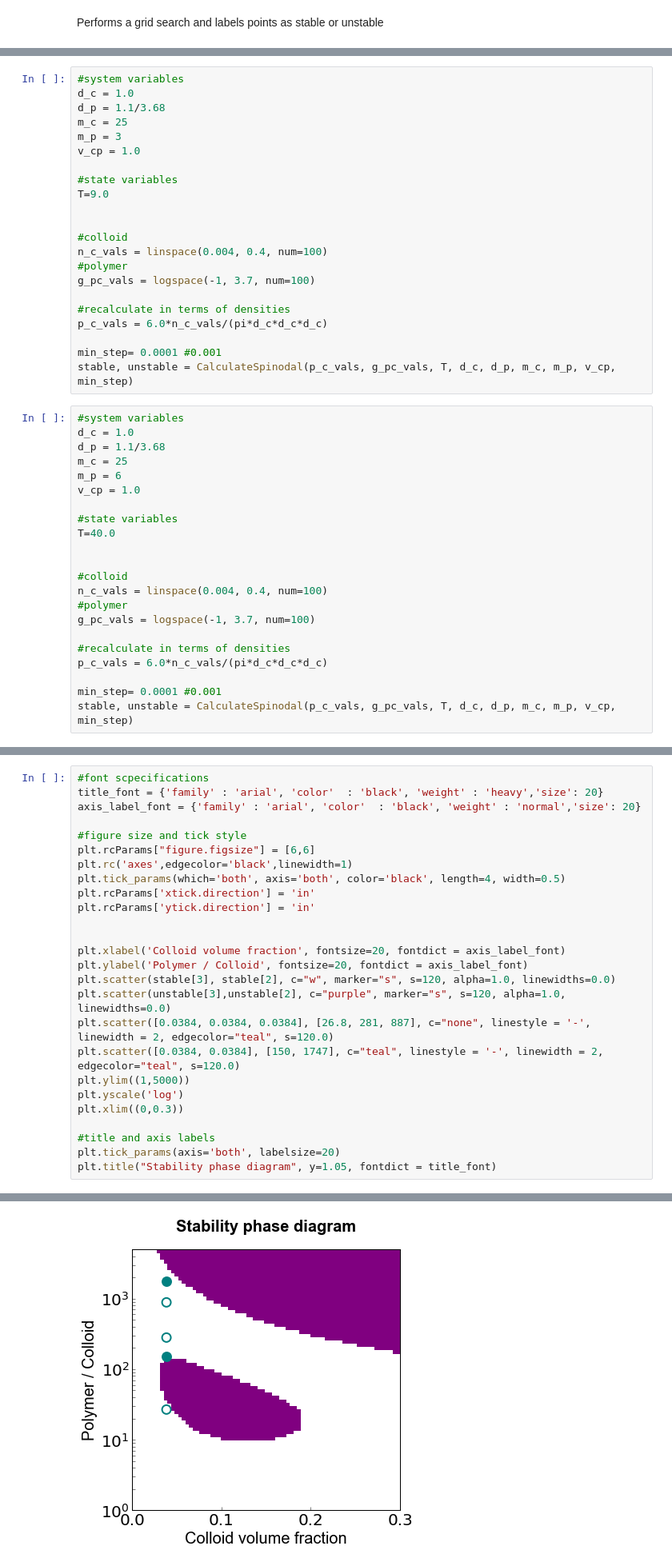
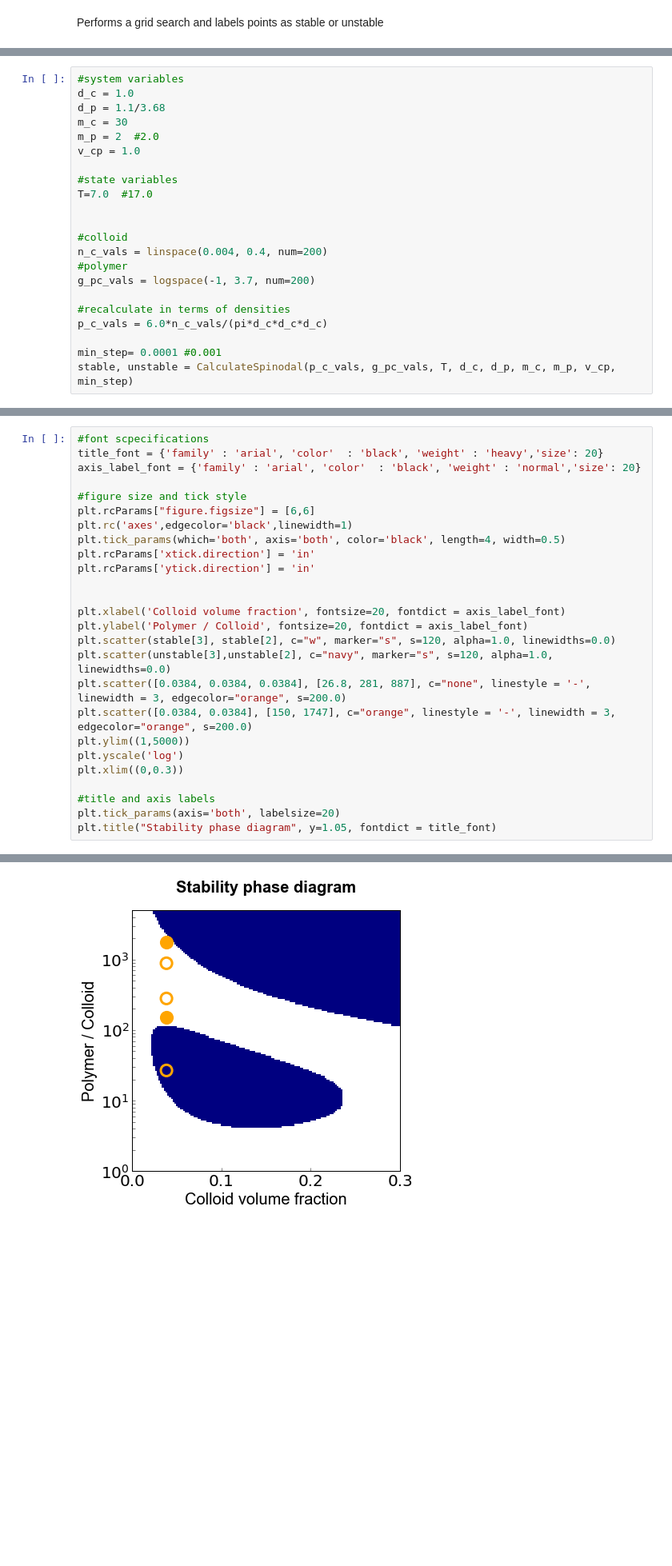
Before and after one commit to rjadrich/depletion_werthiem, a Jupyter notebook: depletion_wertheim.ipynb, the cells around one changed output, grey strips where cells are left out. Shown at 80% size. Cells and saved outputs as stored; diff of their text form; blank space fills up the shorter version.

```diff
--- a/depletion_wertheim.ipynb
+++ b/depletion_wertheim.ipynb
@@ -232,43 +234,21 @@ stable, unstable = CalculateSpinodal(p_c_vals, g_pc_vals, T, d_c, d_p, m_c, m_p,
 #system variables
 d_c = 1.0
 d_p = 1.1/3.68
-m_c = 25
-m_p = 3
+m_c = 30
+m_p = 2  #2.0
 v_cp = 1.0
 
 #state variables
-T=9.0
+T=7.0  #17.0
 
 
 #colloid
-n_c_vals = linspace(0.004, 0.4, num=100)
+n_c_vals = linspace(0.004, 0.4, num=200)
 #polymer
-g_pc_vals = logspace(-1, 3.7, num=100)
+g_pc_vals = logspace(-1, 3.7, num=200)
 
 #recalculate in terms of densities
 p_c_vals = 6.0*n_c_vals/(pi*d_c*d_c*d_c)
 
 min_step= 0.0001 #0.001
 stable, unstable = CalculateSpinodal(p_c_vals, g_pc_vals, T, d_c, d_p, m_c, m_p, v_cp, min_step)
-# %%
-#system variables
-d_c = 1.0
-d_p = 1.1/3.68
-m_c = 25
-m_p = 6
-v_cp = 1.0
-
-#state variables
-T=40.0
-
-
-#colloid
-n_c_vals = linspace(0.004, 0.4, num=100)
-#polymer
-g_pc_vals = logspace(-1, 3.7, num=100)
-
-#recalculate in terms of densities
-p_c_vals = 6.0*n_c_vals/(pi*d_c*d_c*d_c)
-
-min_step= 0.0001 #0.001
-stable, unstable = CalculateSpinodal(p_c_vals, g_pc_vals, T, d_c, d_p, m_c, m_p, v_cp, min_step)
@@ -275,29 +268,29 @@ stable, unstable = CalculateSpinodal(p_c_vals, g_pc_vals, T, d_c, d_p, m_c, m_p,
 # %%
 #font scpecifications
 title_font = {'family' : 'arial', 'color'  : 'black', 'weight' : 'heavy','size': 20}
 axis_label_font = {'family' : 'arial', 'color'  : 'black', 'weight' : 'normal','size': 20}
 
 #figure size and tick style
 plt.rcParams["figure.figsize"] = [6,6]
 plt.rc('axes',edgecolor='black',linewidth=1)
 plt.tick_params(which='both', axis='both', color='black', length=4, width=0.5)
 plt.rcParams['xtick.direction'] = 'in'
 plt.rcParams['ytick.direction'] = 'in'
 
 
 plt.xlabel('Colloid volume fraction', fontsize=20, fontdict = axis_label_font)
 plt.ylabel('Polymer / Colloid', fontsize=20, fontdict = axis_label_font)
 plt.scatter(stable[3], stable[2], c="w", marker="s", s=120, alpha=1.0, linewidths=0.0)
-plt.scatter(unstable[3],unstable[2], c="purple", marker="s", s=120, alpha=1.0, linewidths=0.0)
-plt.scatter([0.0384, 0.0384, 0.0384], [26.8, 281, 887], c="none", linestyle = '-', linewidth = 2, edgecolor="teal", s=120.0)
-plt.scatter([0.0384, 0.0384], [150, 1747], c="teal", linestyle = '-', linewidth = 2, edgecolor="teal", s=120.0)
+plt.scatter(unstable[3],unstable[2], c="navy", marker="s", s=120, alpha=1.0, linewidths=0.0)
+plt.scatter([0.0384, 0.0384, 0.0384], [26.8, 281, 887], c="none", linestyle = '-', linewidth = 3, edgecolor="orange", s=200.0)
+plt.scatter([0.0384, 0.0384], [150, 1747], c="orange", linestyle = '-', linewidth = 3, edgecolor="orange", s=200.0)
 plt.ylim((1,5000))
 plt.yscale('log')
 plt.xlim((0,0.3))
 
 #title and axis labels
 plt.tick_params(axis='both', labelsize=20)
 plt.title("Stability phase diagram", y=1.05, fontdict = title_font)
 # %% [output]
 <matplotlib.text.Text at 0x...>
-[figure, old version]
+[figure, new version]
```
Also changed, not shown: parts of 5 cells of this notebook.
